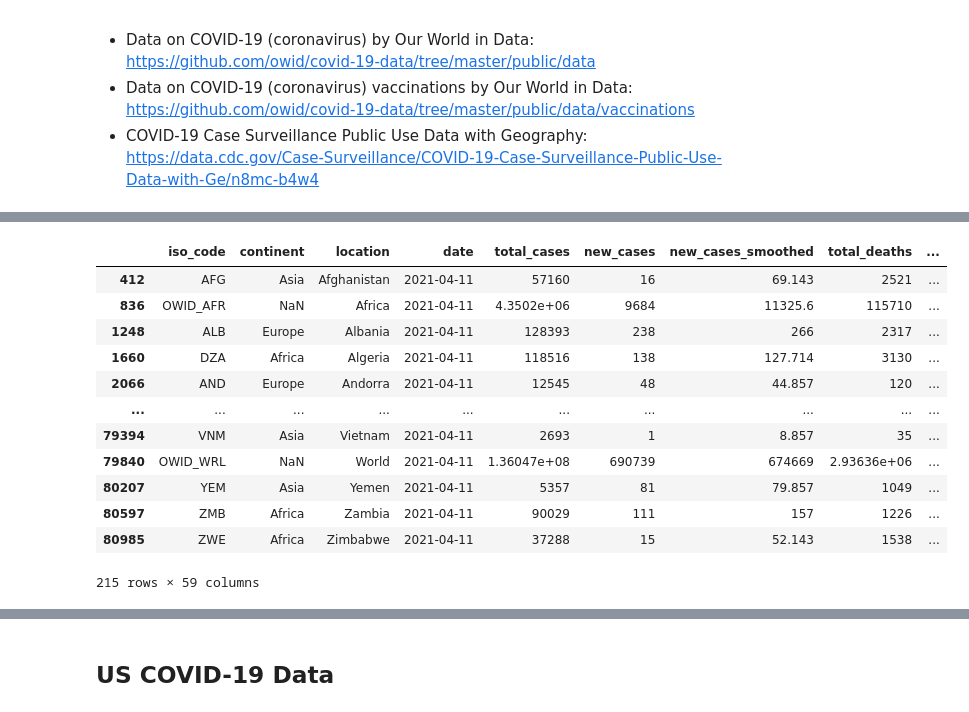
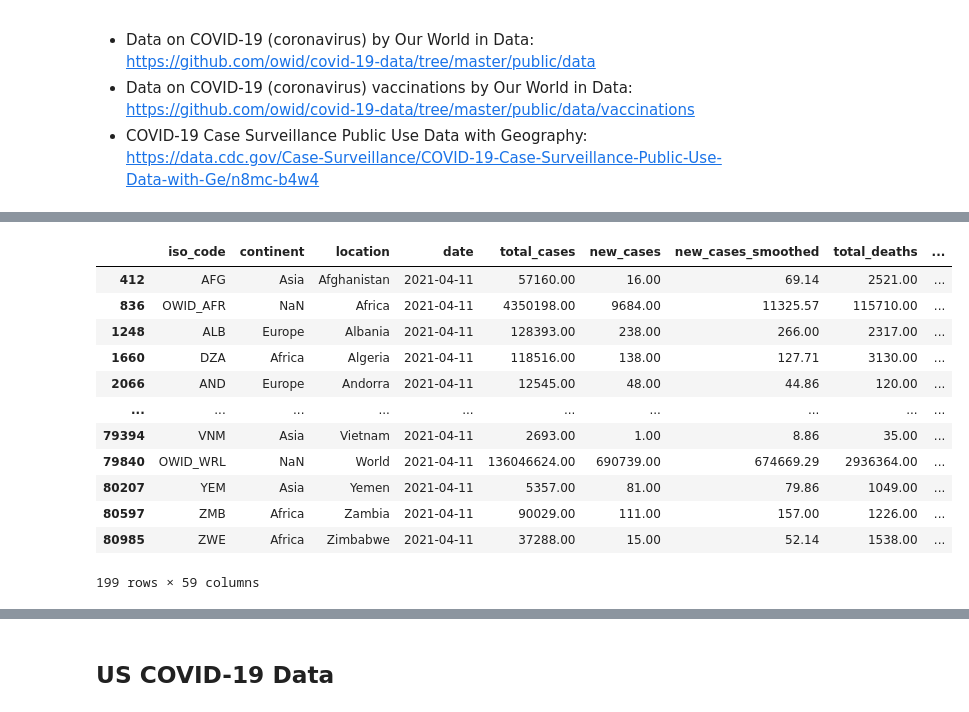
Before and after one commit to JaviPardox/Covid-19-analysis, a Jupyter notebook: Covid-19-ETL.ipynb, the cells around one changed output, grey strips where cells are left out. Drawn from its saved outputs; the diff is of its cells as text; code cells hidden in the pictures.

```diff
--- a/Covid-19-ETL.ipynb
+++ b/Covid-19-ETL.ipynb
@@ -32,30 +41,40 @@ covid_data_df = pd.read_csv(covid_data)
 # %%
+# Supress scientific notation by forcing formatting
+pd.options.display.float_format = '{:.3f}'.format
+
 # Unefficient way of finding the last row of each country and inserting it into a new dataframe
 # Ideally, making a list and appending it to a new dataframe would be much more efficient
 # But there are so many columns that time-wise this takes less time
 
 countries = covid_data_df["location"].unique().tolist()
 stats = pd.DataFrame()
+df = pd.DataFrame()
 
+# Make dataframe from the total number of cases
 for country in countries:
     df = covid_data_df.loc[covid_data_df["location"] == country]
-    df = df.iloc[-1].to_frame().T
+    num_cases = df["total_cases"].argmax()
+    df = df.iloc[num_cases].to_frame().T
     stats = pd.concat([stats,df])
+
+del df
 # %%
 # Dataframe to be used for scatter plots - needs some cleaning (probably)
 # la forma de buscar pordria ser usando max en vez del ultimo de la fila, dependiendo de la columna en la que se haga
+stats = stats.dropna(subset=['total_cases'])
 stats
+# Habria que hacer tests vs stats y vaccines vs stats
 # %% [output]
 |  | iso_code | continent | location | date | total_cases | new_cases | new_cases_smoothed | total_deaths | ... |
-| 412 | AFG | Asia | Afghanistan | 2021-04-11 | 57160 | 16 | 69.143 | 2521 | ... |
-| 836 | OWID_AFR | NaN | Africa | 2021-04-11 | 4.3502e+06 | 9684 | 11325.6 | 115710 | ... |
-| 1248 | ALB | Europe | Albania | 2021-04-11 | 128393 | 238 | 266 | 2317 | ... |
-| 1660 | DZA | Africa | Algeria | 2021-04-11 | 118516 | 138 | 127.714 | 3130 | ... |
-| 2066 | AND | Europe | Andorra | 2021-04-11 | 12545 | 48 | 44.857 | 120 | ... |
+| 412 | AFG | Asia | Afghanistan | 2021-04-11 | 57160.00 | 16.00 | 69.14 | 2521.00 | ... |
+| 836 | OWID_AFR | NaN | Africa | 2021-04-11 | 4350198.00 | 9684.00 | 11325.57 | 115710.00 | ... |
+| 1248 | ALB | Europe | Albania | 2021-04-11 | 128393.00 | 238.00 | 266.00 | 2317.00 | ... |
+| 1660 | DZA | Africa | Algeria | 2021-04-11 | 118516.00 | 138.00 | 127.71 | 3130.00 | ... |
+| 2066 | AND | Europe | Andorra | 2021-04-11 | 12545.00 | 48.00 | 44.86 | 120.00 | ... |
 | ... | ... | ... | ... | ... | ... | ... | ... | ... | ... |
-| 79394 | VNM | Asia | Vietnam | 2021-04-11 | 2693 | 1 | 8.857 | 35 | ... |
-| 79840 | OWID_WRL | NaN | World | 2021-04-11 | 1.36047e+08 | 690739 | 674669 | 2.93636e+06 | ... |
-| 80207 | YEM | Asia | Yemen | 2021-04-11 | 5357 | 81 | 79.857 | 1049 | ... |
-| 80597 | ZMB | Africa | Zambia | 2021-04-11 | 90029 | 111 | 157 | 1226 | ... |
-| 80985 | ZWE | Africa | Zimbabwe | 2021-04-11 | 37288 | 15 | 52.143 | 1538 | ... |
+| 79394 | VNM | Asia | Vietnam | 2021-04-11 | 2693.00 | 1.00 | 8.86 | 35.00 | ... |
+| 79840 | OWID_WRL | NaN | World | 2021-04-11 | 136046624.00 | 690739.00 | 674669.29 | 2936364.00 | ... |
+| 80207 | YEM | Asia | Yemen | 2021-04-11 | 5357.00 | 81.00 | 79.86 | 1049.00 | ... |
+| 80597 | ZMB | Africa | Zambia | 2021-04-11 | 90029.00 | 111.00 | 157.00 | 1226.00 | ... |
+| 80985 | ZWE | Africa | Zimbabwe | 2021-04-11 | 37288.00 | 15.00 | 52.14 | 1538.00 | ... |
-215 rows × 59 columns
+199 rows × 59 columns
```
Also changed, not shown: parts of 24 cells of this notebook.
